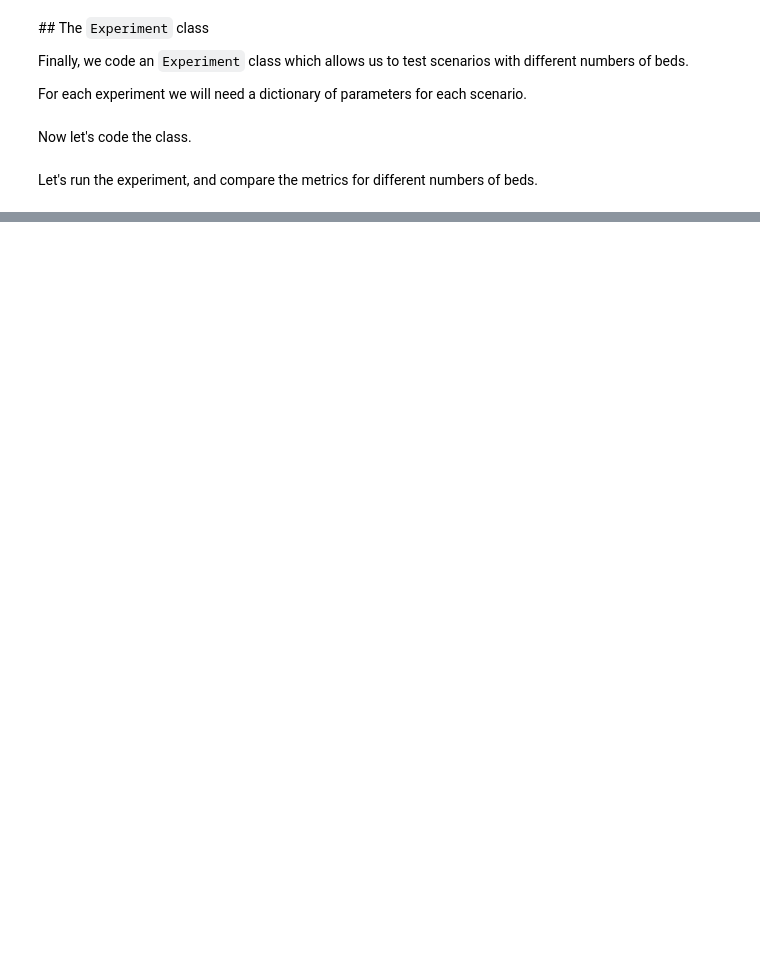
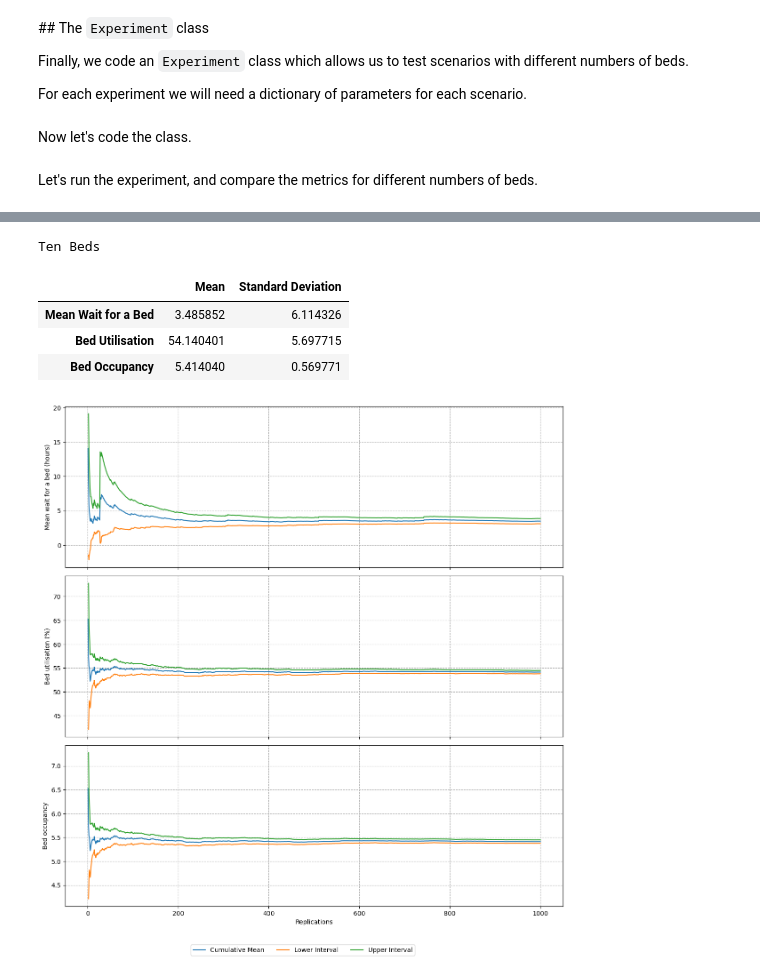
Before and after one commit to beckyexeter/hpdm097_des_assignment, a Jupyter notebook: technical_appendix/non_llm_dev_iterations/01_one-type-of-unplanned-admission.ipynb, the cells around one changed output, grey strips where cells are left out. Drawn from its saved outputs; the diff is of its cells as text; code cells hidden in the pictures; blank space fills up the shorter version.

```diff
--- a/technical_appendix/non_llm_dev_iterations/01_one-type-of-unplanned-admission.ipynb
+++ b/technical_appendix/non_llm_dev_iterations/01_one-type-of-unplanned-admission.ipynb
@@ -305,13 +331,13 @@ class ScenarioTrial:
     var_beds_df : pandas.DataFrame
         Running statistics for bed occupancy.
     """
-    def __init__(self, number_of_reps, mean_interarrival_time,
+    def __init__(self, number_of_reps, mean_inter_arrival_time,
                  mean_length_of_stay, length_of_stay_std_dev,
                  number_of_beds, time_to_clean,
                  simulation_duration, warm_up_period,
                  ci_alpha=0.05, desired_precision=0.05):
         self.num_reps = number_of_reps
-        self.mean_ia = mean_interarrival_time
+        self.mean_ia = mean_inter_arrival_time
         self.mean_len_stay = mean_length_of_stay
         self.stdev_len_stay = length_of_stay_std_dev
         self.clean_time = time_to_clean
@@ -355,7 +381,7 @@ class ScenarioTrial:
         for run in range(self.num_reps):
             ccu_model = CritCareUnit(
                 random_seed=run,
-                mean_interarrival_time=self.mean_ia,
+                mean_inter_arrival_time=self.mean_ia,
                 mean_length_of_stay=self.mean_len_stay,
                 length_of_stay_std_dev=self.stdev_len_stay,
                 time_to_clean=self.clean_time,
@@ -372,7 +398,7 @@ class ScenarioTrial:
                 = [ccu_model.bed_utilisation]
             self.trial_results_df.loc[run, "Bed Occupancy"] \
                 = [ccu_model.bed_occupancy]
-        self.trial_results_df.index = np.arange(1, self.num_reps+1)
+        self.trial_results_df.index = np.arange(1, self.num_reps + 1)
         self.trial_results_df.index.name = "Replication"
 
         mean_wait = self.trial_results_df["Mean Wait for a Bed"].mean()
@@ -473,7 +499,7 @@ class ScenarioTrial:
         self.var_util_df.columns = ["Mean", "Cumulative Mean",
                                     "Standard Deviation", "Lower Interval",
                                     "Upper Interval", "% Deviation"]
-        self.var_util_df.index = np.arange(1, self.num_reps+1)
+        self.var_util_df.index = np.arange(1, self.num_reps + 1)
         self.var_util_df.index.name = "Replications"
 
         util_reps_below_precision = self.var_util_df.loc[
@@ -549,11 +575,6 @@ class ScenarioTrial:
 
         A vertical red dashed line marks the replication at which the
         desired precision is first achieved (if ever).
-
-        Returns
-        -------
-        matplotlib.axes.Axes or None
-            The axes object.
         """
         fig, axs = plt.subplots(3, figsize=(12, 12), sharex=True)
 
@@ -628,8 +678,8 @@ scenarios_dict = {}
 
 for i in range(3):
     i_dict = {
-        "Number of Replications": 100,
-        "Mean Interarrival Time": 22.72,
+        "Number of Replications": 1000,
+        "Mean Inter-Arrival Time": 22.72,
         "Mean Length of Stay": 128.79,
         "Length of Stay Standard Deviation": 267.51,
         "Time to Clean": 5,
@@ -661,7 +711,7 @@ class Experiment:
             variables = self.scenario_params[scenario]
             scenario_trial = ScenarioTrial(
                 number_of_reps=variables["Number of Replications"],
-                mean_interarrival_time=variables["Mean Interarrival Time"],
+                mean_inter_arrival_time=variables["Mean Inter-Arrival Time"],
                 mean_length_of_stay=variables["Mean Length of Stay"],
                 length_of_stay_std_dev=variables[
                     "Length of Stay Standard Deviation"
@@ -690,4 +754,11 @@ beds_experiment.trial_objects["Eight Beds"].overall_results_df
 # %%
 print("Ten Beds")
 ten_beds_plot = beds_experiment.trial_objects["Ten Beds"].plot_reps()
-beds_experiment.trial_objects["Ten"].overall_results_df
+beds_experiment.trial_objects["Ten Beds"].overall_results_df
+# %% [output]
+Ten Beds
+|  | Mean | Standard Deviation |
+| Mean Wait for a Bed | 3.485852 | 6.114326 |
+| Bed Utilisation | 54.140401 | 5.697715 |
+| Bed Occupancy | 5.414040 | 0.569771 |
+[figure, added]
```
Also changed, not shown: parts of 13 cells of this notebook, 2 other files.
